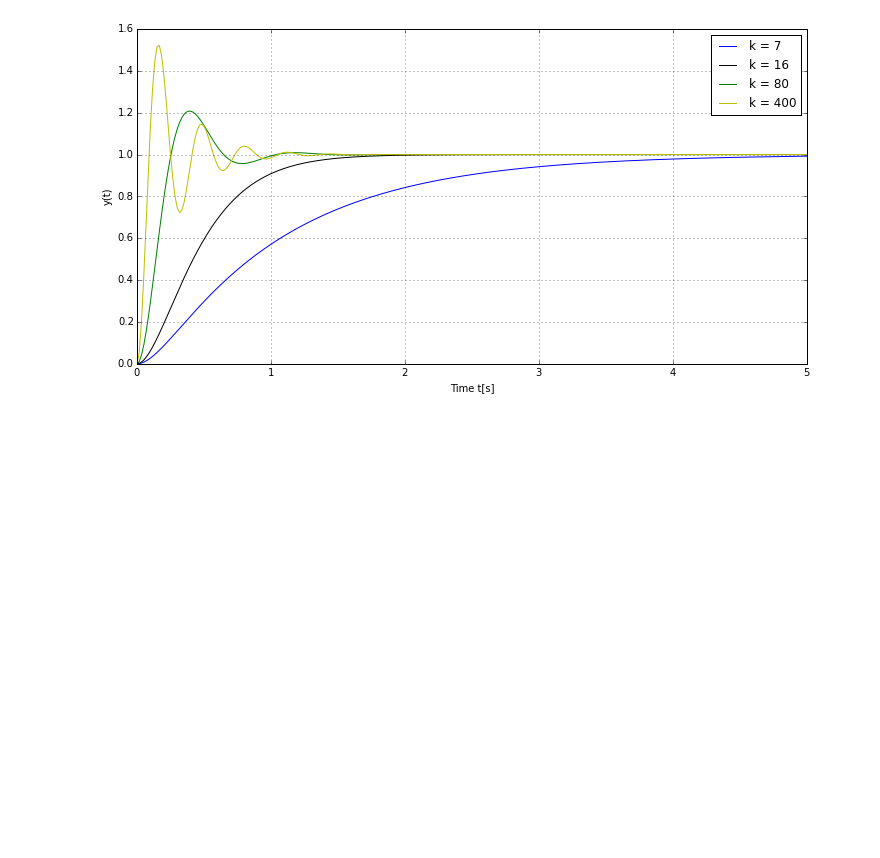
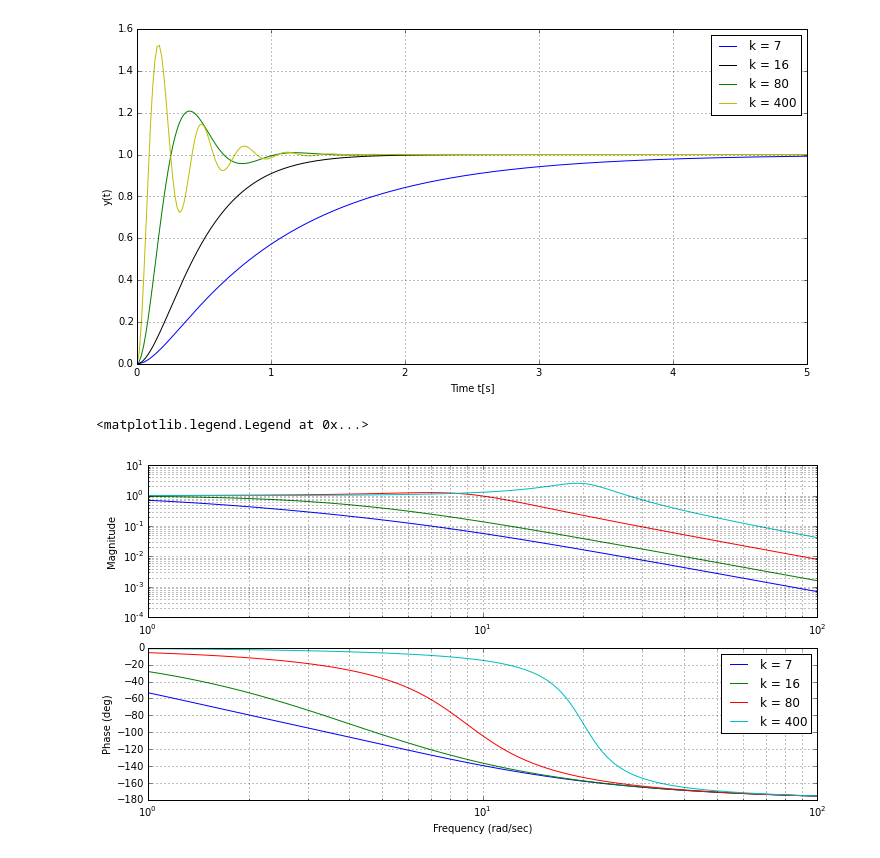
Before and after one commit to aalcocer/linear-systems, a Jupyter notebook: test3.ipynb, the cells around one changed output. Cells and saved outputs as stored; diff of their text form; code cells hidden in the pictures; blank space fills up the shorter version.

```diff
--- a/test3.ipynb
+++ b/test3.ipynb
@@ -1,7 +1,11 @@
 # %%
 %matplotlib inline
-%pylab inline
-pylab.rcParams['figure.figsize'] = (12, 6)
+
+import mpld3
+mpld3.enable_notebook()
+
+#%pylab inline
+#pylab.rcParams['figure.figsize'] = (12, 6)
 
 #import mpld3
 #mpld3.enable_notebook()
@@ -36,16 +37,18 @@ $$G_{cl}(s)=\frac{G(s)}{1+G(s)H(s)}$$
 # %%
 Y = []
 T = []
+S = []
 K = [7,16,80,400]
 t = np.linspace(0, 5, 300)
 for k in K:
     H = control.matlab.tf(1,1)
     G = control.matlab.tf([0, 0, k],[1, 8, 0])
     G_cl = control.matlab.feedback(G,H)
+    S.append(G_cl)
     y,t0 = control.matlab.step(G_cl,t)
     Y.append(y)
     T.append(t)
-plt.figure()
+plt.figure(figsize=(12,6))
 plt.hold(True)
 st = ['b-', 'k-','g-','y-']
 for i, k in enumerate(K):
@@ -57,3 +60,14 @@ plt.legend()
 # %% [output]
 <matplotlib.legend.Legend at 0x...>
 [figure]
+# %%
+plt.figure(figsize=(12,6))
+for i, k in enumerate(K):
+    mag, phase, omega = control.bode(S[i], omega = np.logspace(0,2,100), label='k = %d'%(k))
+plt.grid(True)
+#plt.xlabel('Time t[s]')
+#plt.ylabel('y(t)')
+plt.legend()
+# %% [output]
+<matplotlib.legend.Legend at 0x...>
+[figure, added]
```
Also changed, not shown: parts of 2 cells of this notebook.
